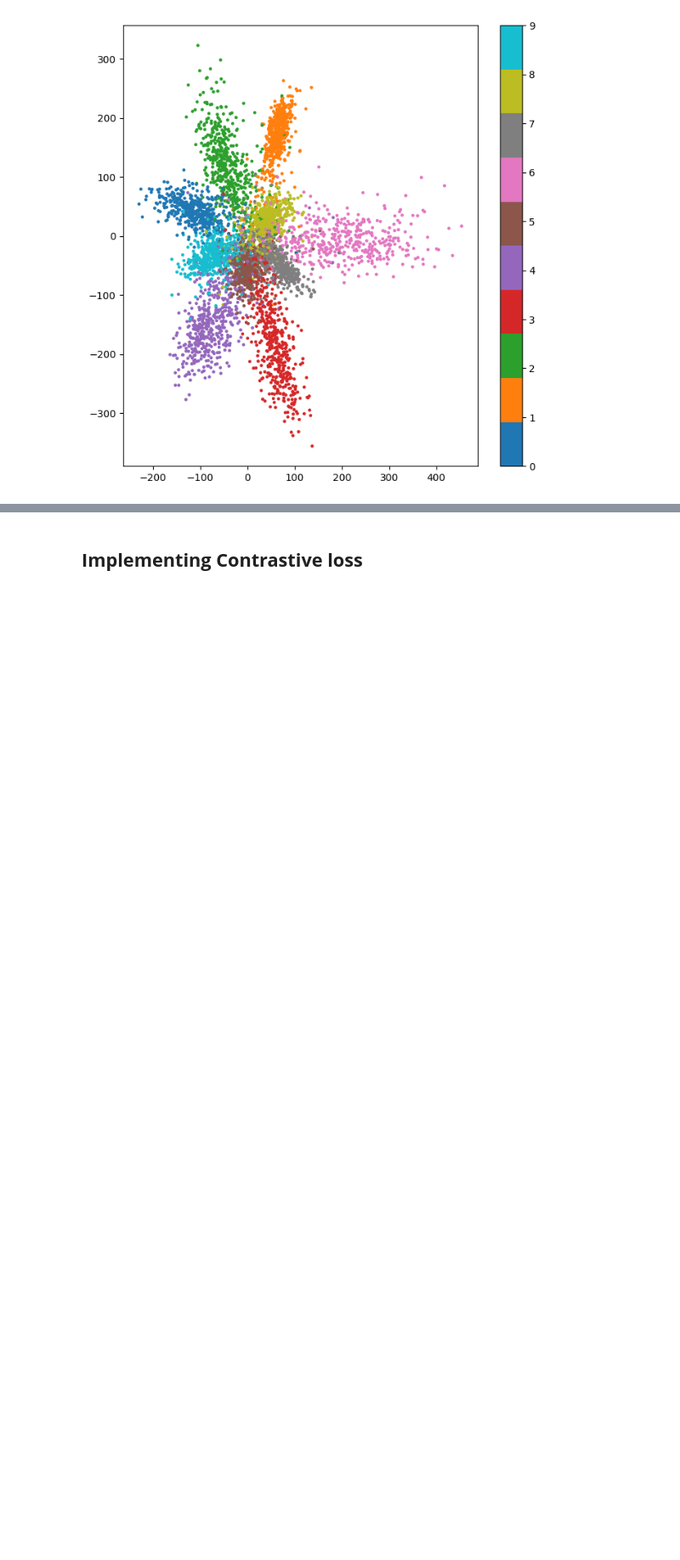
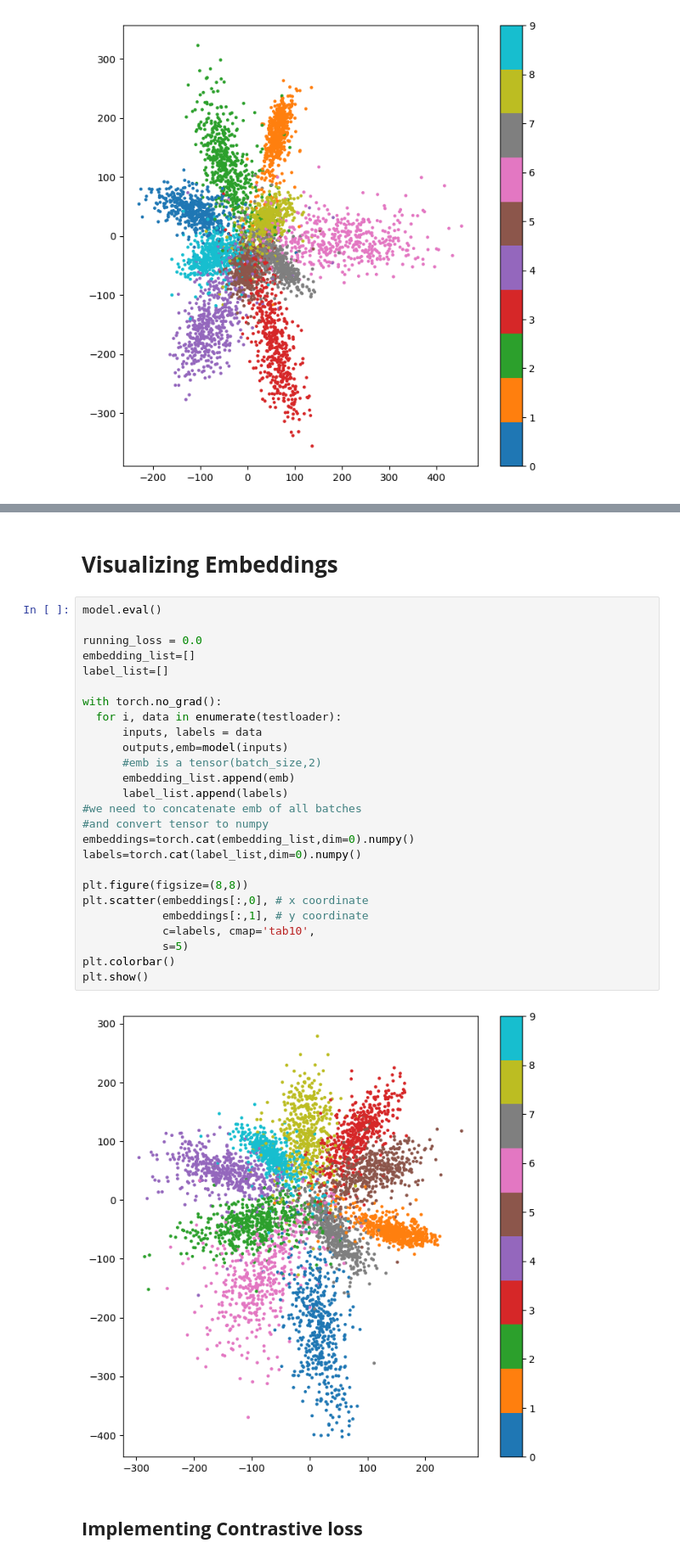
Before and after one commit to monasolgi/Computer_vision, a Jupyter notebook: Metric_Learning_tutorial_7.ipynb, the cells around one changed output, grey strips where cells are left out. Shown: that part at 85% size. Saved outputs shown, nothing was run; the diff lists cells and outputs as text; blank space fills up the shorter version.

```diff
--- a/Metric_Learning_tutorial_7.ipynb
+++ b/Metric_Learning_tutorial_7.ipynb
@@ -112,3 +241,33 @@ emb: <Functional name=functional_12, built=True> <class 'keras.src.models.functi
+# %% [markdown]
+# **Visualizing Embeddings**
+# %%
+model.eval()
+
+running_loss = 0.0
+embedding_list=[]
+label_list=[]
+
+with torch.no_grad():
+  for i, data in enumerate(testloader):
+      inputs, labels = data
+      outputs,emb=model(inputs)
+      #emb is a tensor(batch_size,2)
+      embedding_list.append(emb)
+      label_list.append(labels)
+#we need to concatenate emb of all batches
+#and convert tensor to numpy
+embeddings=torch.cat(embedding_list,dim=0).numpy()
+labels=torch.cat(label_list,dim=0).numpy()
+
+plt.figure(figsize=(8,8))
+plt.scatter(embeddings[:,0], # x coordinate
+            embeddings[:,1], # y coordinate
+            c=labels, cmap='tab10',
+            s=5)
+plt.colorbar()
+plt.show()
+# %% [output]
+[figure, added]
 # %% [markdown]
 ##  **Implementing Contrastive loss**
 # %% [markdown]
```
Also changed, not shown: parts of 4 cells of this notebook.
